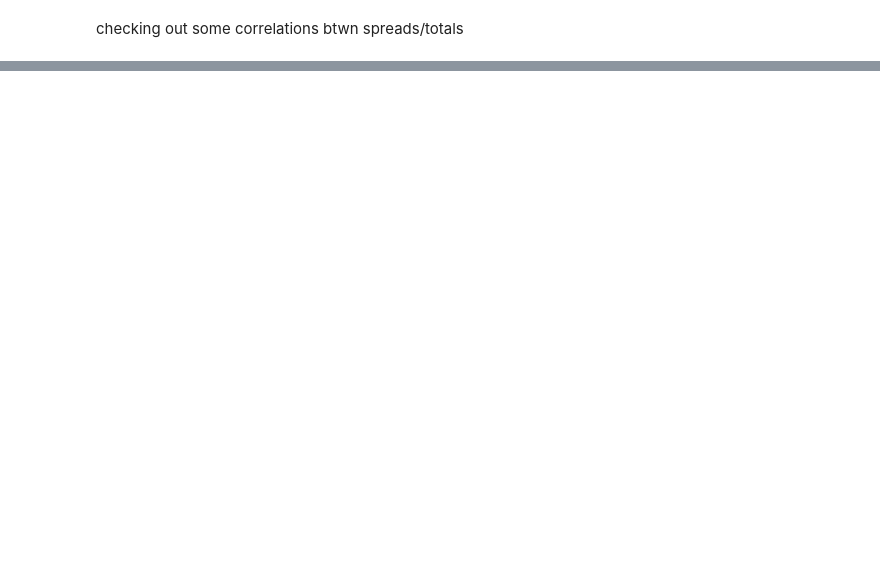
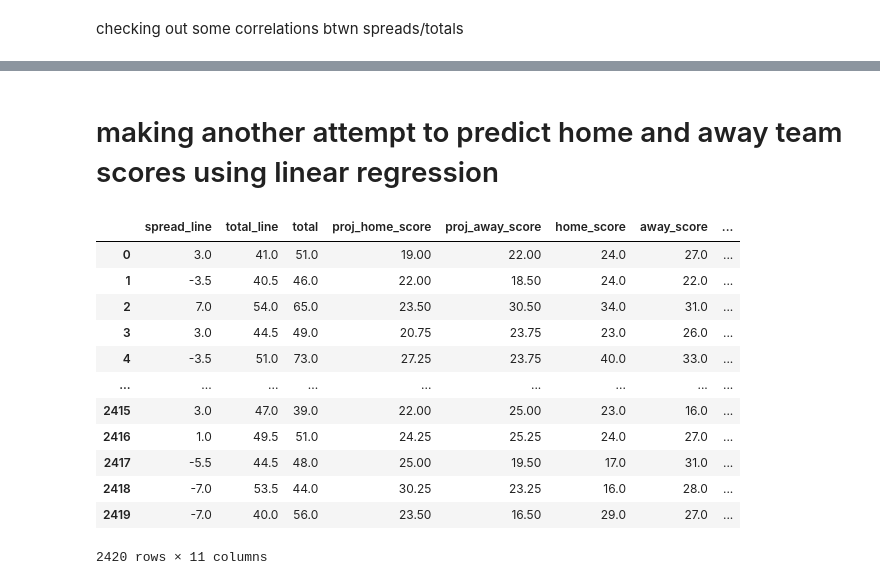
Before and after one commit to tcjurgens/NFL-Analytics-Project, a Jupyter notebook: machine learning/modified_machine_learning.ipynb, the cells around one changed output, grey strips where cells are left out. Drawn from its saved outputs; the diff is of its cells as text; code cells hidden in the pictures; blank space fills up the shorter version.

```diff
--- a/machine learning/modified_machine_learning.ipynb
+++ b/machine learning/modified_machine_learning.ipynb
@@ -279,0 +205,22 @@ data_2021.sort_values(by='win_probability', ascending=False).reset_index(drop=Tr
+# %% [markdown]
+# making another attempt to predict home and away team scores using linear regression
+# %%
+# create the df
+
+lin_df = df[['spread_line','total_line','total','proj_home_score','proj_away_score','home_score','away_score','home_qb_ewa','away_qb_ewa','home_def_ewa','away_def_ewa']]\
+.drop_duplicates().reset_index(drop=True)
+lin_df
+# %% [output]
+|  | spread_line | total_line | total | proj_home_score | proj_away_score | home_score | away_score | ... |
+| 0 | 3.0 | 41.0 | 51.0 | 19.00 | 22.00 | 24.0 | 27.0 | ... |
+| 1 | -3.5 | 40.5 | 46.0 | 22.00 | 18.50 | 24.0 | 22.0 | ... |
+| 2 | 7.0 | 54.0 | 65.0 | 23.50 | 30.50 | 34.0 | 31.0 | ... |
+| 3 | 3.0 | 44.5 | 49.0 | 20.75 | 23.75 | 23.0 | 26.0 | ... |
+| 4 | -3.5 | 51.0 | 73.0 | 27.25 | 23.75 | 40.0 | 33.0 | ... |
+| ... | ... | ... | ... | ... | ... | ... | ... | ... |
+| 2415 | 3.0 | 47.0 | 39.0 | 22.00 | 25.00 | 23.0 | 16.0 | ... |
+| 2416 | 1.0 | 49.5 | 51.0 | 24.25 | 25.25 | 24.0 | 27.0 | ... |
+| 2417 | -5.5 | 44.5 | 48.0 | 25.00 | 19.50 | 17.0 | 31.0 | ... |
+| 2418 | -7.0 | 53.5 | 44.0 | 30.25 | 23.25 | 16.0 | 28.0 | ... |
+| 2419 | -7.0 | 40.0 | 56.0 | 23.50 | 16.50 | 29.0 | 27.0 | ... |
+2420 rows × 11 columns
```
Also changed, not shown: parts of 44 cells of this notebook, 2 other files.
